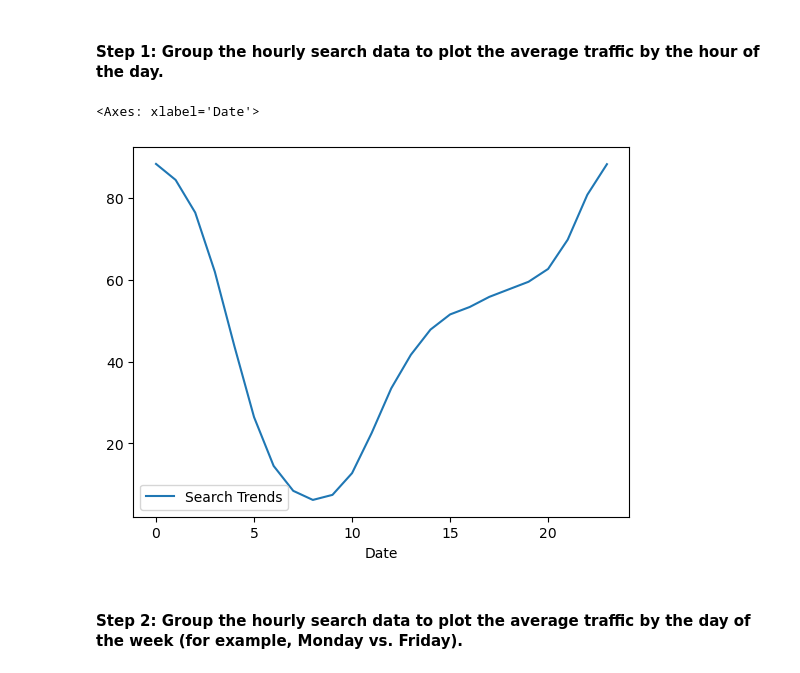
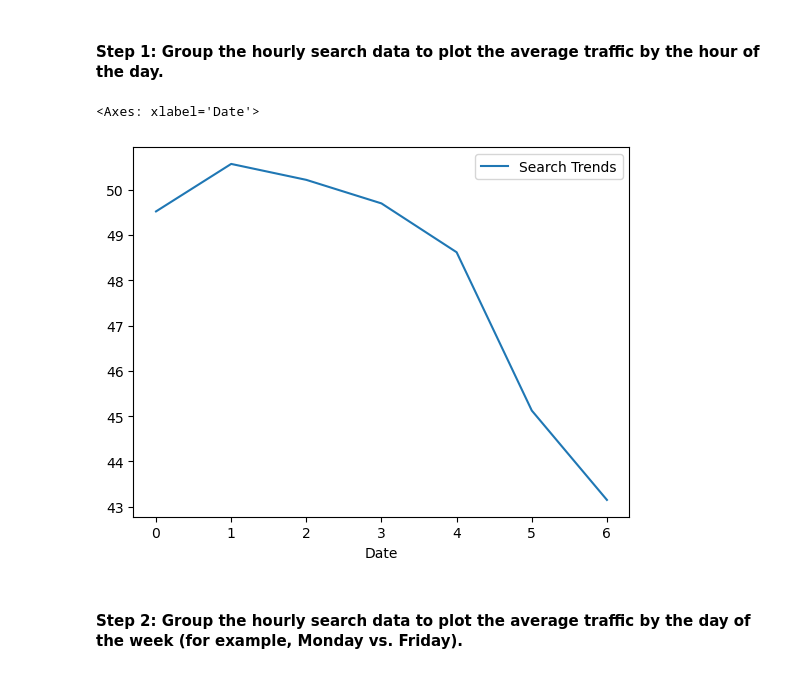
Before and after one commit to jbgraham073/prophet-challenge, a Jupyter notebook: forecasting_net_prophet.ipynb, the cells around one changed output. Drawn from its saved outputs; the diff is of its cells as text; code cells hidden in the pictures.

```diff
--- a/forecasting_net_prophet.ipynb
+++ b/forecasting_net_prophet.ipynb
@@ -160,9 +160,13 @@ To that end, you want to mine the search traffic data for predictable seasonal p
 #### Step 1: Group the hourly search data to plot the average traffic by the hour of the day.
 # %%
 # Group the hourly search data to plot the average traffic by the day of week
+hourly_data = df_mercado_trends.groupby(df_mercado_trends.index.dayofweek).mean()
+
+# Plot the average hourly traffic by day of week
+hourly_data.plot()
 # %% [output]
 <Axes: xlabel='Date'>
-[figure, old version]
+[figure, new version]
 # %% [markdown]
 #### Step 2: Group the hourly search data to plot the average traffic by the day of the week (for example, Monday vs. Friday).
 # %%
```
Also changed, not shown: parts of 18 cells of this notebook.
